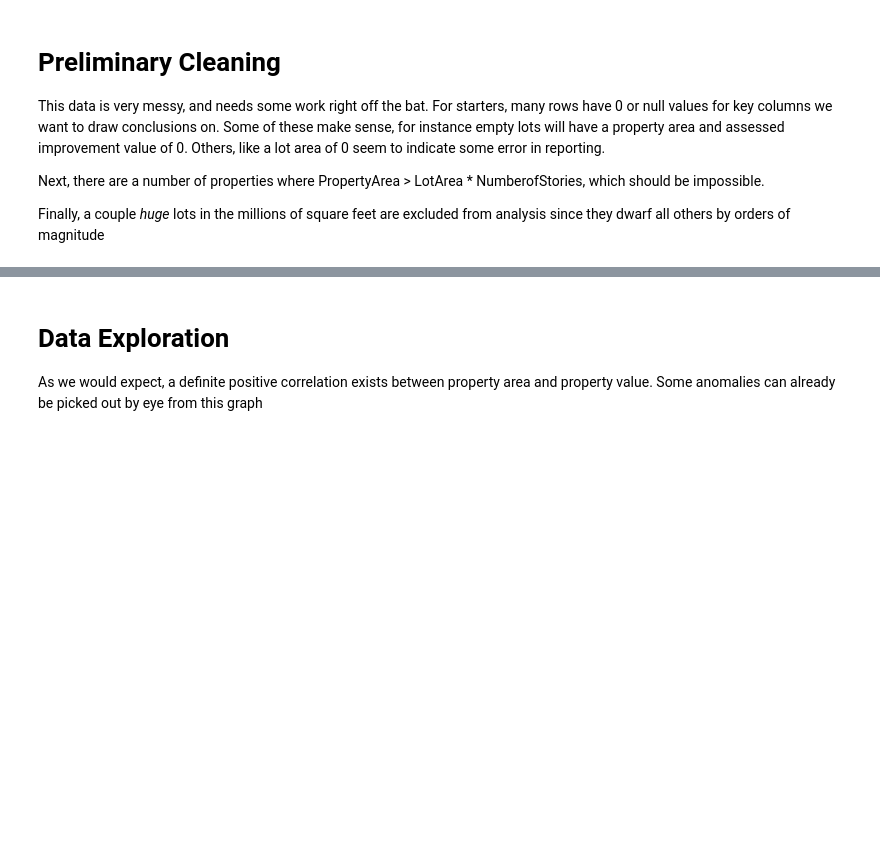
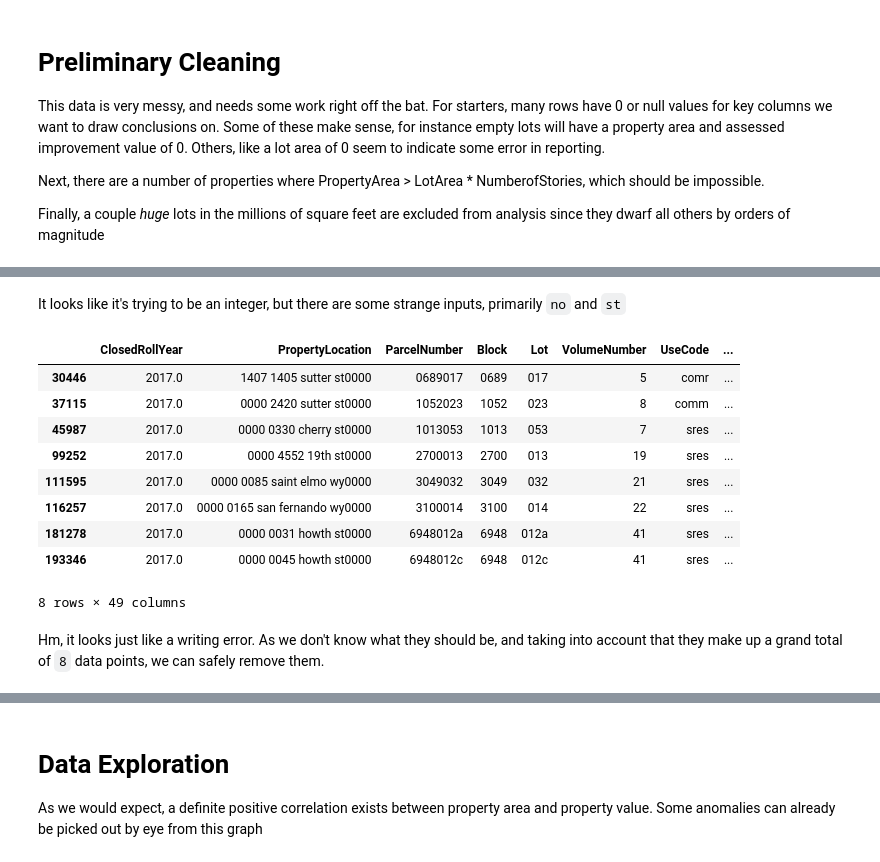
Before and after one commit to EmiliaPaz/EECS731_FinalProject, a Jupyter notebook: notebooks/Anomaly.ipynb, the cells around one changed output, grey strips where cells are left out. Saved outputs shown, nothing was run; the diff lists cells and outputs as text; code cells hidden in the pictures; blank space fills up the shorter version.

```diff
--- a/notebooks/Anomaly.ipynb
+++ b/notebooks/Anomaly.ipynb
@@ -4,7 +4,7 @@ import matplotlib.pyplot as plt
 from sklearn.ensemble import IsolationForest
 from sklearn.covariance import EllipticEnvelope
 # %%
-ass_data = pd.read_csv('../src/data/assessor_clean.csv', parse_dates=['CurrentSalesDate'])
+ass_data = pd.read_csv('../../cleanData/assessor_clean.csv', parse_dates=['CurrentSalesDate'])
 # %% [markdown]
 # Preliminary Cleaning
 
@@ -14,7 +14,7 @@ Next, there are a number of properties where PropertyArea > LotArea * NumberofSt
 
 Finally, a couple *huge* lots in the millions of square feet are excluded from analysis since they dwarf all others by orders of magnitude
 # %%
-ass_data = ass_data.query('PropertyArea > 0 and LotArea > 0 and NumberofStories > 0 and AssessedImprovementValue > 0')
+ass_data = ass_data.query('PropertyArea > 0 and LotArea > 0 and NumberofStories > 0')
 
 # about 4 thousand properties are listed as having more square feet than is possible, not sure why
 ass_data = ass_data.query('PropertyArea <= LotArea * NumberofStories')
@@ -22,0 +49,17 @@ ass_data = ass_data.query('LotArea < 300000')
+# %% [markdown]
+It looks like it's trying to be an integer, but there are some strange inputs, primarily `no` and `st`
+# %%
+ass_data.loc[ass_data["ExemptionCode"].isin(["no", "st"])]
+# %% [output]
+|  | ClosedRollYear | PropertyLocation | ParcelNumber | Block | Lot | VolumeNumber | UseCode | ... |
+| 30446 | 2017.0 | 1407 1405 sutter st0000 | 0689017 | 0689 | 017 | 5 | comr | ... |
+| 37115 | 2017.0 | 0000 2420 sutter st0000 | 1052023 | 1052 | 023 | 8 | comm | ... |
+| 45987 | 2017.0 | 0000 0330 cherry st0000 | 1013053 | 1013 | 053 | 7 | sres | ... |
+| 99252 | 2017.0 | 0000 4552 19th st0000 | 2700013 | 2700 | 013 | 19 | sres | ... |
+| 111595 | 2017.0 | 0000 0085 saint elmo wy0000 | 3049032 | 3049 | 032 | 21 | sres | ... |
+| 116257 | 2017.0 | 0000 0165 san fernando wy0000 | 3100014 | 3100 | 014 | 22 | sres | ... |
+| 181278 | 2017.0 | 0000 0031 howth st0000 | 6948012a | 6948 | 012a | 41 | sres | ... |
+| 193346 | 2017.0 | 0000 0045 howth st0000 | 6948012c | 6948 | 012c | 41 | sres | ... |
+8 rows × 49 columns
+# %% [markdown]
+Hm, it looks just like a writing error. As we don't know what they should be, and taking into account that they make up a grand total of `8` data points, we can safely remove them.
```
Also changed, not shown: parts of 14 cells of this notebook.
